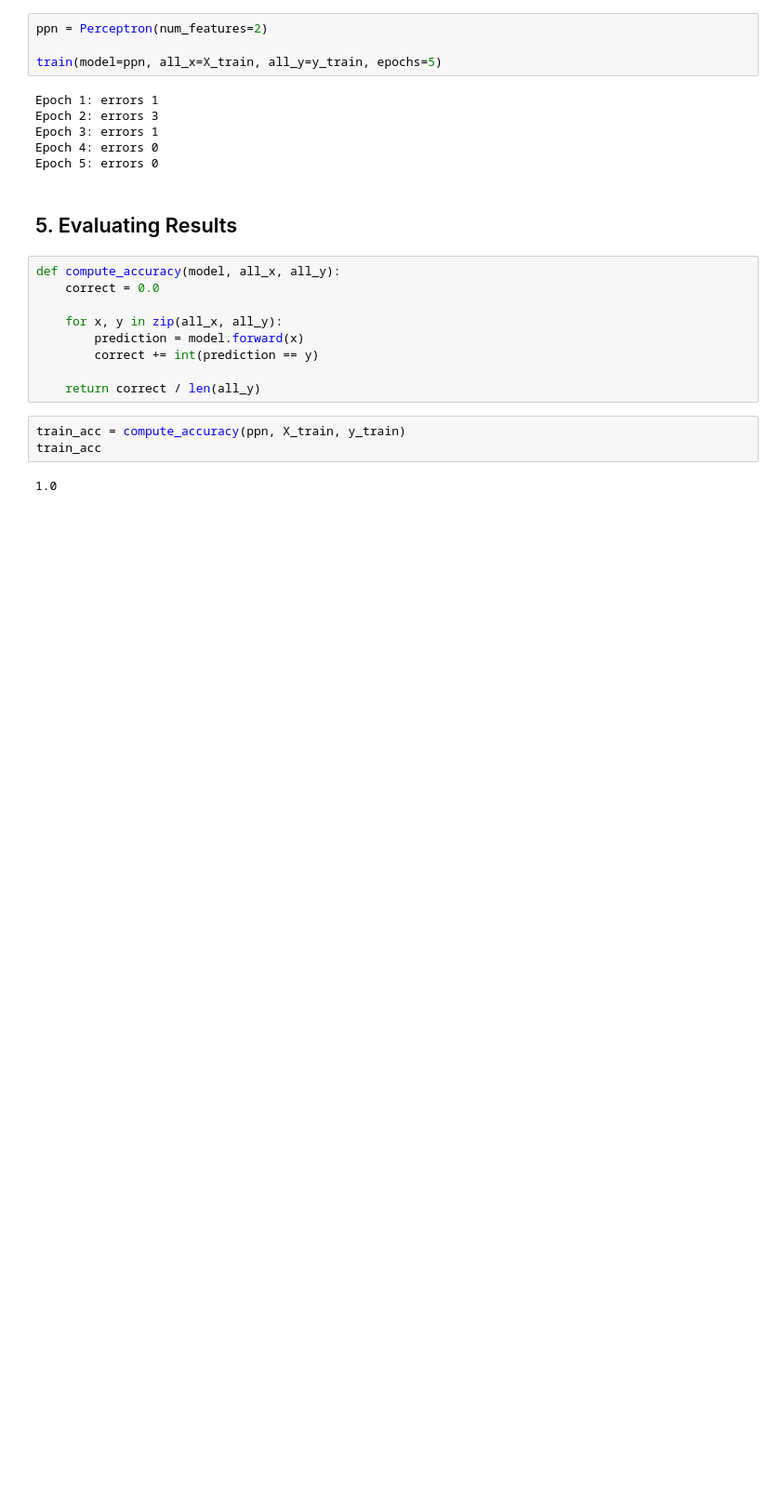
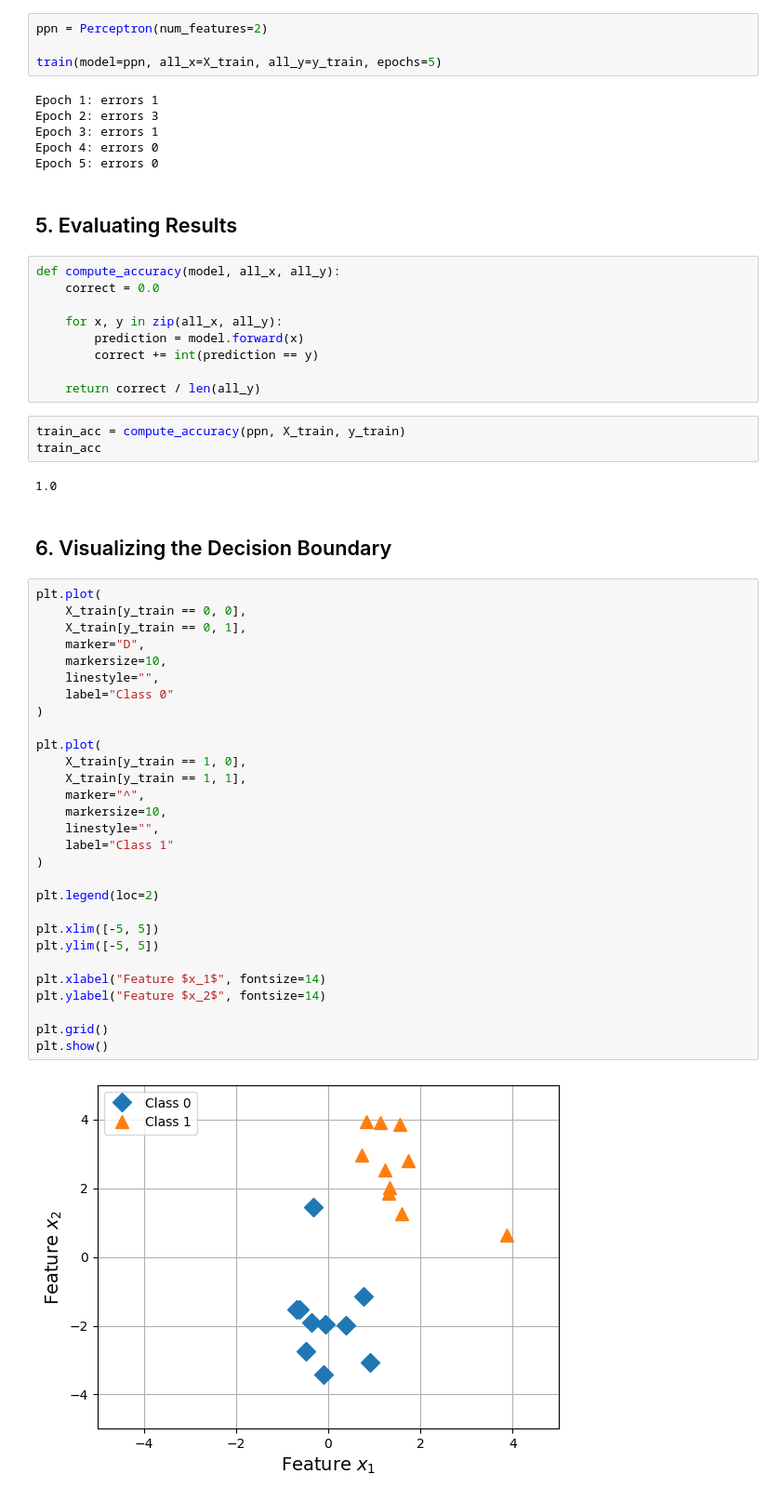
Before and after one commit to the-lazy-learner/lightning-deep-learning-fundamentals, a Jupyter notebook: module-1/intro-to-perceptron.ipynb, the cells around one changed output. Shown: that part at 93% size. Cells and saved outputs as stored; diff of their text form; blank space fills up the shorter version.

Commit message:
Plot decision boundary.

```diff
--- a/module-1/intro-to-perceptron.ipynb
+++ b/module-1/intro-to-perceptron.ipynb
@@ -263,3 +263,36 @@ train_acc = compute_accuracy(ppn, X_train, y_train)
 train_acc
 # %% [output]
 1.0
+# %% [markdown]
+## 6. Visualizing the Decision Boundary
+# %%
+plt.plot(
+    X_train[y_train == 0, 0],
+    X_train[y_train == 0, 1],
+    marker="D",
+    markersize=10,
+    linestyle="",
+    label="Class 0"
+)
+
+plt.plot(
+    X_train[y_train == 1, 0],
+    X_train[y_train == 1, 1],
+    marker="^",
+    markersize=10,
+    linestyle="",
+    label="Class 1"
+)
+
+plt.legend(loc=2)
+
+plt.xlim([-5, 5])
+plt.ylim([-5, 5])
+
+plt.xlabel("Feature $x_1$", fontsize=14)
+plt.ylabel("Feature $x_2$", fontsize=14)
+
+plt.grid()
+plt.show()
+# %% [output]
+[figure, added]
```
Also changed, not shown: parts of 2 cells of this notebook.
